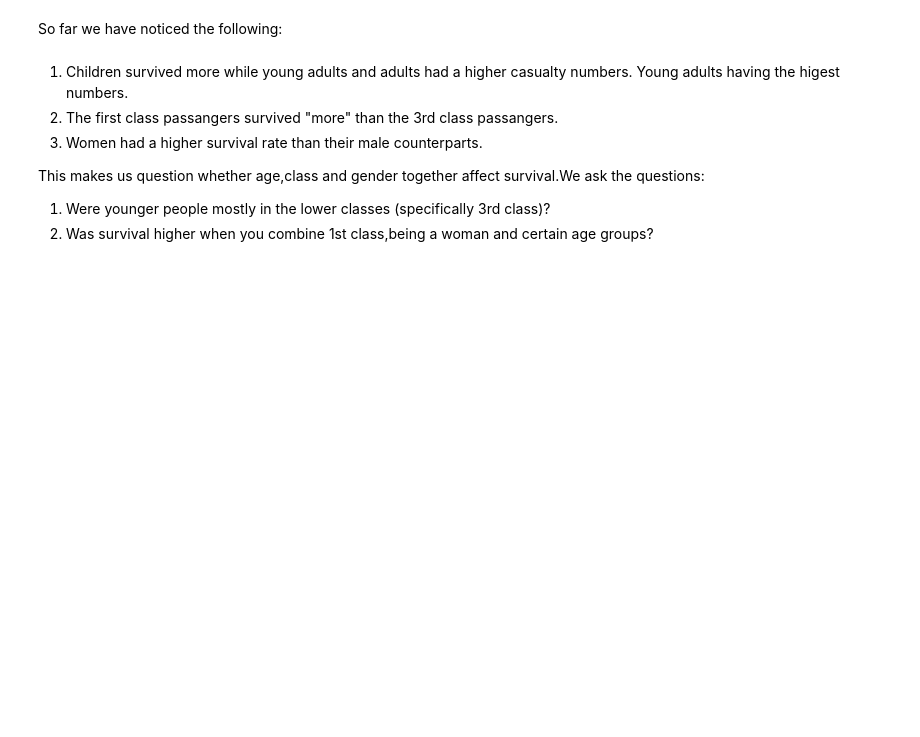
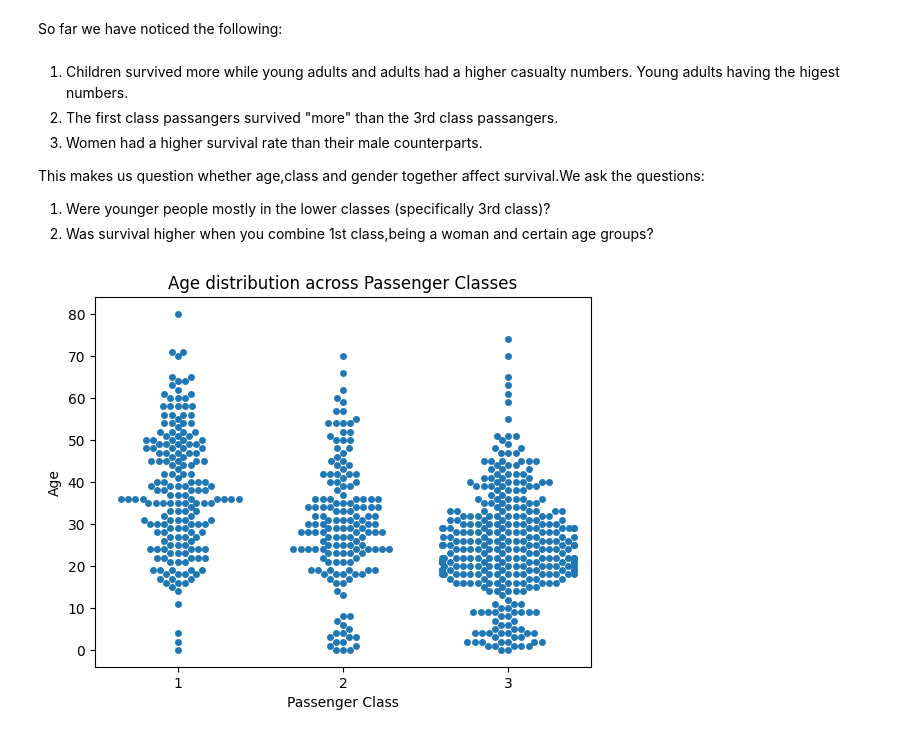
Before and after one commit to K-Atina/Titanic-Dataset, a Jupyter notebook: Titanic_Dataset.ipynb, the cells around one changed output. Drawn from its saved outputs; the diff is of its cells as text; code cells hidden in the pictures; blank space fills up the shorter version.

```diff
--- a/Titanic_Dataset.ipynb
+++ b/Titanic_Dataset.ipynb
@@ -335,3 +335,11 @@ So far we have noticed the following:
 This makes us question whether age,class and gender together affect survival.We ask the questions:
 1. Were younger people mostly in the lower classes (specifically 3rd class)?
 2. Was survival higher when you combine 1st class,being a woman and certain age groups?
+# %%
+sns.swarmplot(data=df_cleaned, x='pclass', y='age')
+plt.title("Age distribution across Passenger Classes")
+plt.xlabel("Passenger Class")
+plt.ylabel("Age")
+plt.show()
+# %% [output]
+[figure, added]
```
Also changed, not shown: parts of 10 cells of this notebook.
